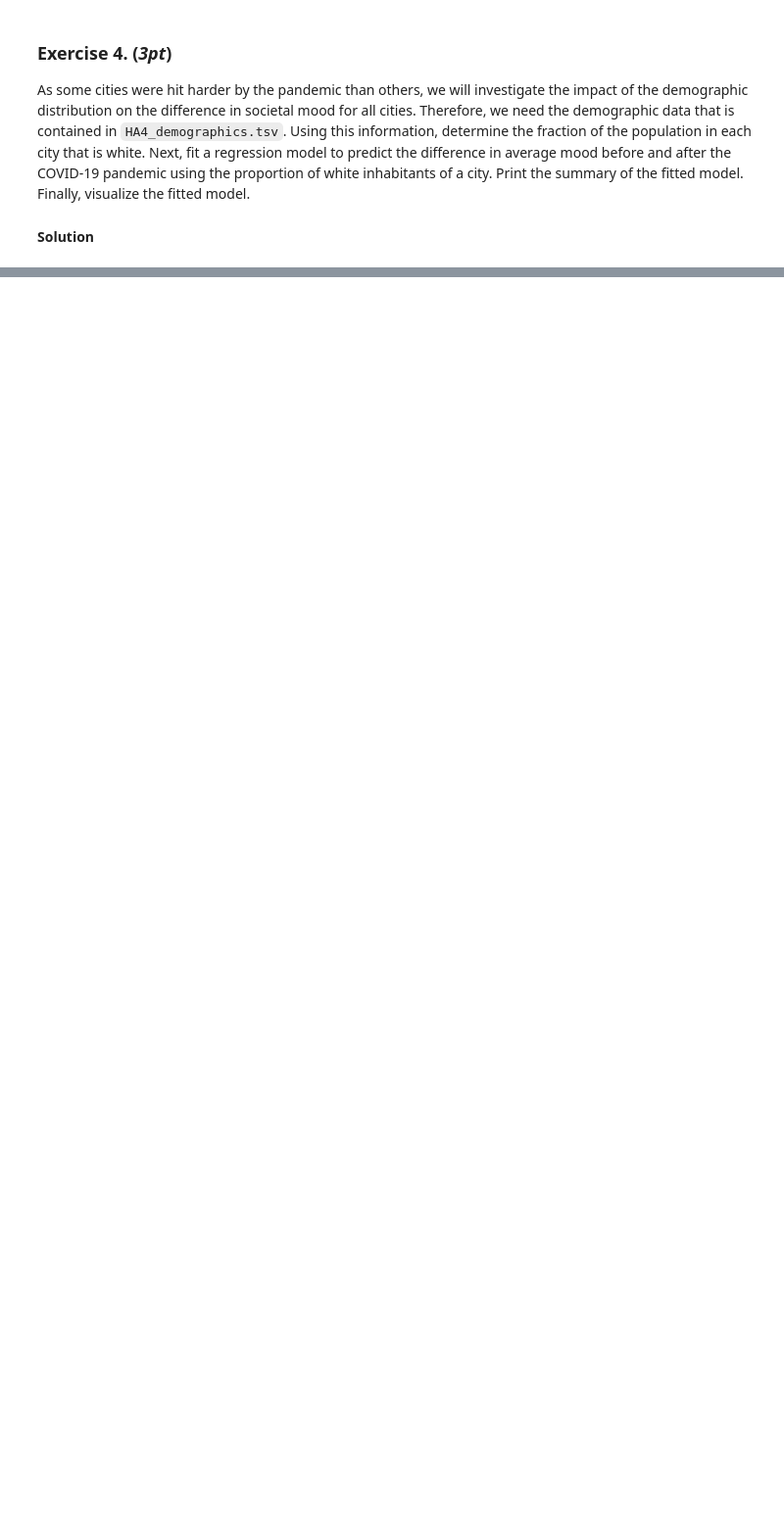
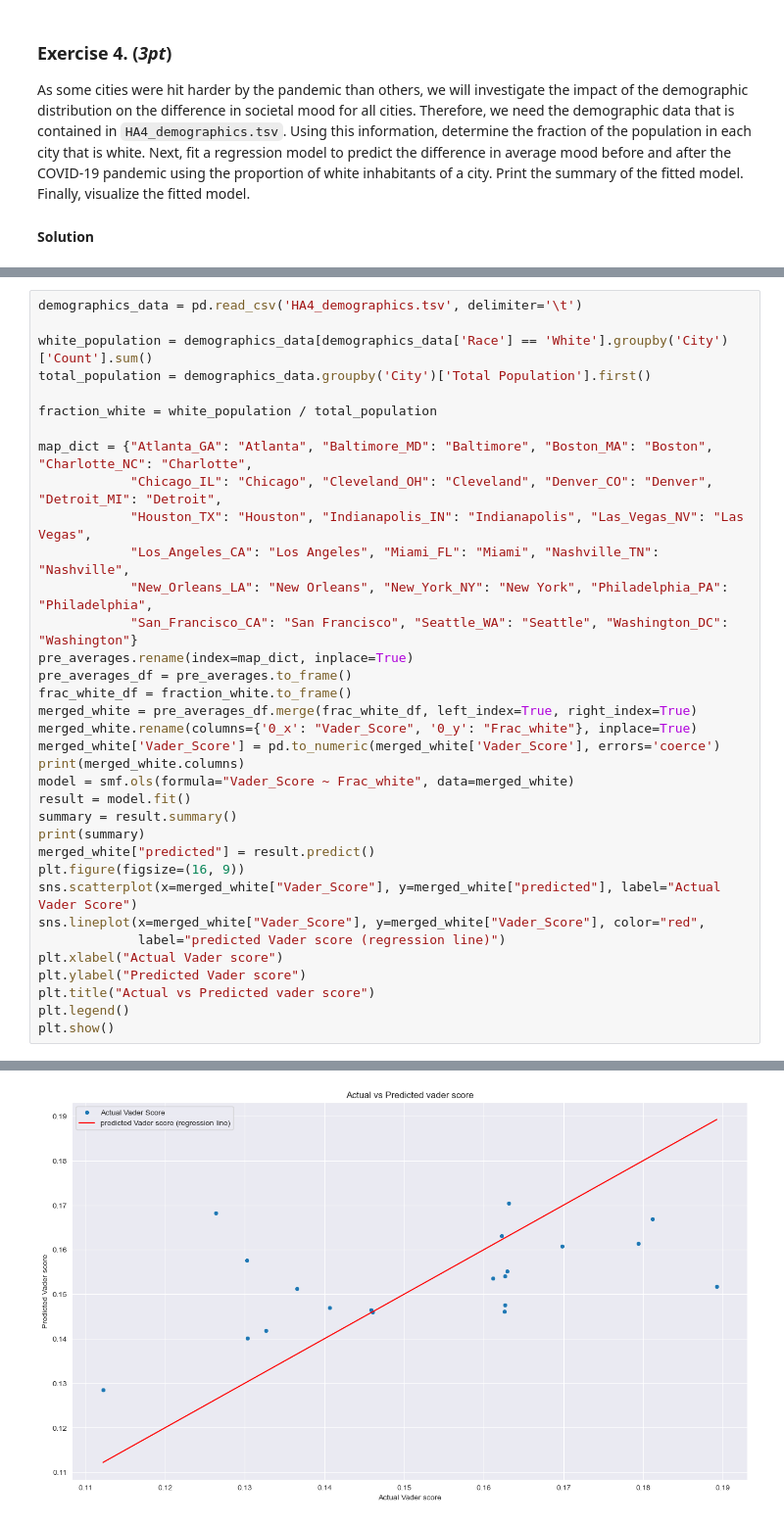
Before and after one commit to Tiimeeeyy/PrinciplesOfDataScience, a Jupyter notebook: Assignment 4/HA4_Societal_Mood_Extended2.ipynb, the cells around one changed output, grey strips where cells are left out. Shown at 98% size. Drawn from its saved outputs; the diff is of its cells as text; blank space fills up the shorter version.

```diff
--- a/Assignment 4/HA4_Societal_Mood_Extended2.ipynb
+++ b/Assignment 4/HA4_Societal_Mood_Extended2.ipynb
@@ -165,0 +161,36 @@ plt.show()
+# %%
+demographics_data = pd.read_csv('HA4_demographics.tsv', delimiter='\t')
+
+white_population = demographics_data[demographics_data['Race'] == 'White'].groupby('City')['Count'].sum()
+total_population = demographics_data.groupby('City')['Total Population'].first()
+
+fraction_white = white_population / total_population
+
+map_dict = {"Atlanta_GA": "Atlanta", "Baltimore_MD": "Baltimore", "Boston_MA": "Boston", "Charlotte_NC": "Charlotte",
+            "Chicago_IL": "Chicago", "Cleveland_OH": "Cleveland", "Denver_CO": "Denver", "Detroit_MI": "Detroit",
+            "Houston_TX": "Houston", "Indianapolis_IN": "Indianapolis", "Las_Vegas_NV": "Las Vegas",
+            "Los_Angeles_CA": "Los Angeles", "Miami_FL": "Miami", "Nashville_TN": "Nashville",
+            "New_Orleans_LA": "New Orleans", "New_York_NY": "New York", "Philadelphia_PA": "Philadelphia",
+            "San_Francisco_CA": "San Francisco", "Seattle_WA": "Seattle", "Washington_DC": "Washington"}
+pre_averages.rename(index=map_dict, inplace=True)
+pre_averages_df = pre_averages.to_frame()
+frac_white_df = fraction_white.to_frame()
+merged_white = pre_averages_df.merge(frac_white_df, left_index=True, right_index=True)
+merged_white.rename(columns={'0_x': "Vader_Score", '0_y': "Frac_white"}, inplace=True)
+merged_white['Vader_Score'] = pd.to_numeric(merged_white['Vader_Score'], errors='coerce')
+print(merged_white.columns)
+model = smf.ols(formula="Vader_Score ~ Frac_white", data=merged_white)
+result = model.fit()
+summary = result.summary()
+print(summary)
+merged_white["predicted"] = result.predict()
+plt.figure(figsize=(16, 9))
+sns.scatterplot(x=merged_white["Vader_Score"], y=merged_white["predicted"], label="Actual Vader Score")
+sns.lineplot(x=merged_white["Vader_Score"], y=merged_white["Vader_Score"], color="red",
+             label="predicted Vader score (regression line)")
+plt.xlabel("Actual Vader score")
+plt.ylabel("Predicted Vader score")
+plt.title("Actual vs Predicted vader score")
+plt.legend()
+plt.show()
+# %% [output]
@@ -165,0 +214 @@ plt.show()
+[figure, added]
```
Also changed, not shown: parts of 12 cells of this notebook, 1 other file.
